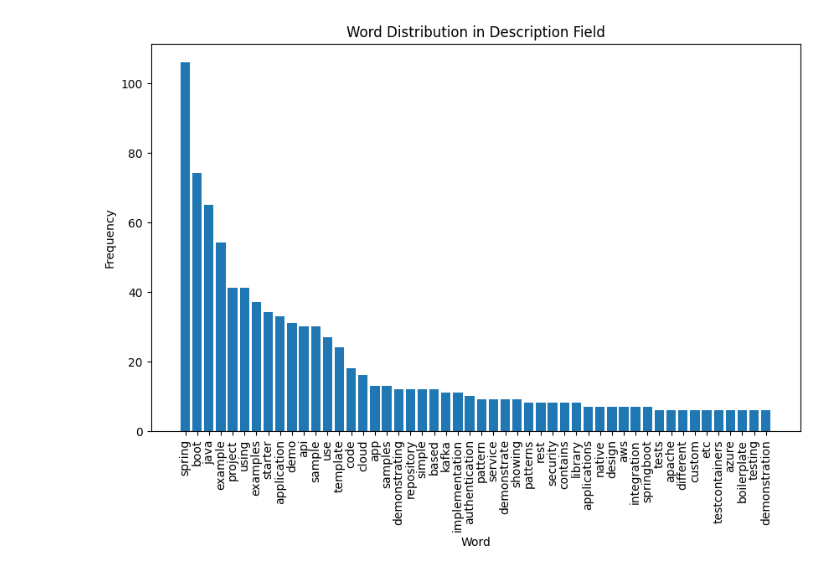
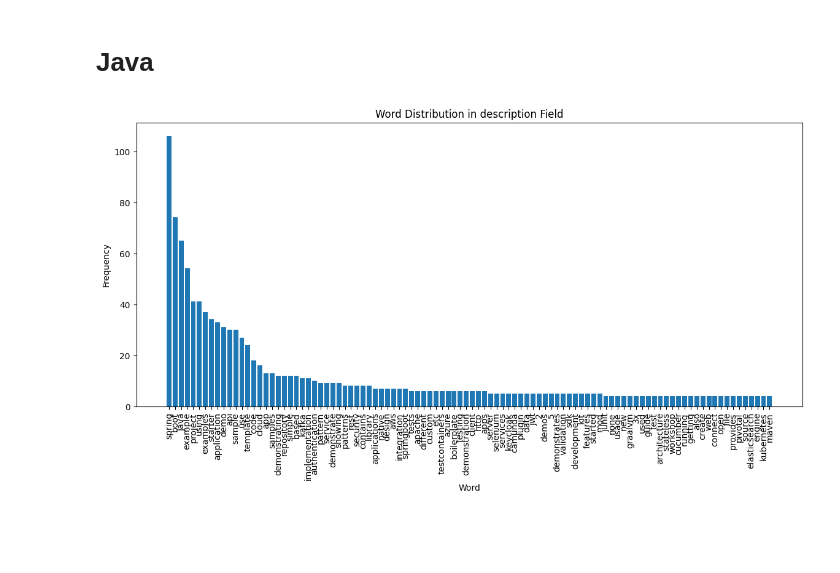
Before and after one commit to JetBrains-Research/agents-eval, a Jupyter notebook: src/template_generation/notebooks/dataset_analysis.ipynb, the cells around one changed output. Saved outputs shown, nothing was run; the diff lists cells and outputs as text; code cells hidden in the pictures; blank space fills up the shorter version.

Commit message:
Add topics overview

```diff
--- a/src/template_generation/notebooks/dataset_analysis.ipynb
+++ b/src/template_generation/notebooks/dataset_analysis.ipynb
@@ -31,0 +22,23 @@ True
+# %%
+def get_topics(df, field, k):
+    translator = str.maketrans('', '', string.punctuation)
+    descriptions = " ".join(map(lambda d: str(d), df[field]))
+    descriptions = descriptions.translate(translator)
+
+    tokens = word_tokenize(descriptions)
+    tokens = [word.lower() for word in tokens]
+    stop_words = set(stopwords.words('english'))
+    tokens = [word for word in tokens if not word in stop_words]
+    word_counts = Counter(tokens)
+    word_counts_df = pd.DataFrame.from_dict(word_counts, orient='index').sort_values(by=0, ascending=False)
+
+    plt.figure(figsize=(14, 6))
+    plt.bar(word_counts_df.index[:k], word_counts_df[0][:k])
+    plt.title(f'Word Distribution in {field} Field')
+    plt.xlabel('Word')
+    plt.ylabel('Frequency')
+    plt.xticks(rotation='vertical')
+
+    plt.show()
+# %% [markdown]
+# Java
@@ -32,26 +47,4 @@ True
 # %%
-translator = str.maketrans('', '', string.punctuation)
-descriptions = " ".join(map(lambda d: str(d), df['description']))
-descriptions = descriptions.translate(translator)
-
-tokens = word_tokenize(descriptions)
-tokens = [word.lower() for word in tokens]
-stop_words = set(stopwords.words('english'))
-tokens = [word for word in tokens if not word in stop_words]
-# stemmer = PorterStemmer()
-# tokens = [stemmer.stem(word) for word in tokens]
-
-word_counts = Counter(tokens)
-
-word_counts_df = pd.DataFrame.from_dict(word_counts, orient='index').sort_values(by=0, ascending=False)
-
-plt.figure(figsize=(10, 6))
-plt.bar(word_counts_df.index[:50], word_counts_df[0][:50])
-plt.title('Word Distribution in Description Field')
-plt.xlabel('Word')
-plt.ylabel('Frequency')
-plt.xticks(rotation='vertical')
-
-plt.show()
+get_topics(df, 'description', 100)
 # %% [output]
-[figure, old version]
+[figure, new version]
```
Also changed, not shown: parts of 17 cells of this notebook.
